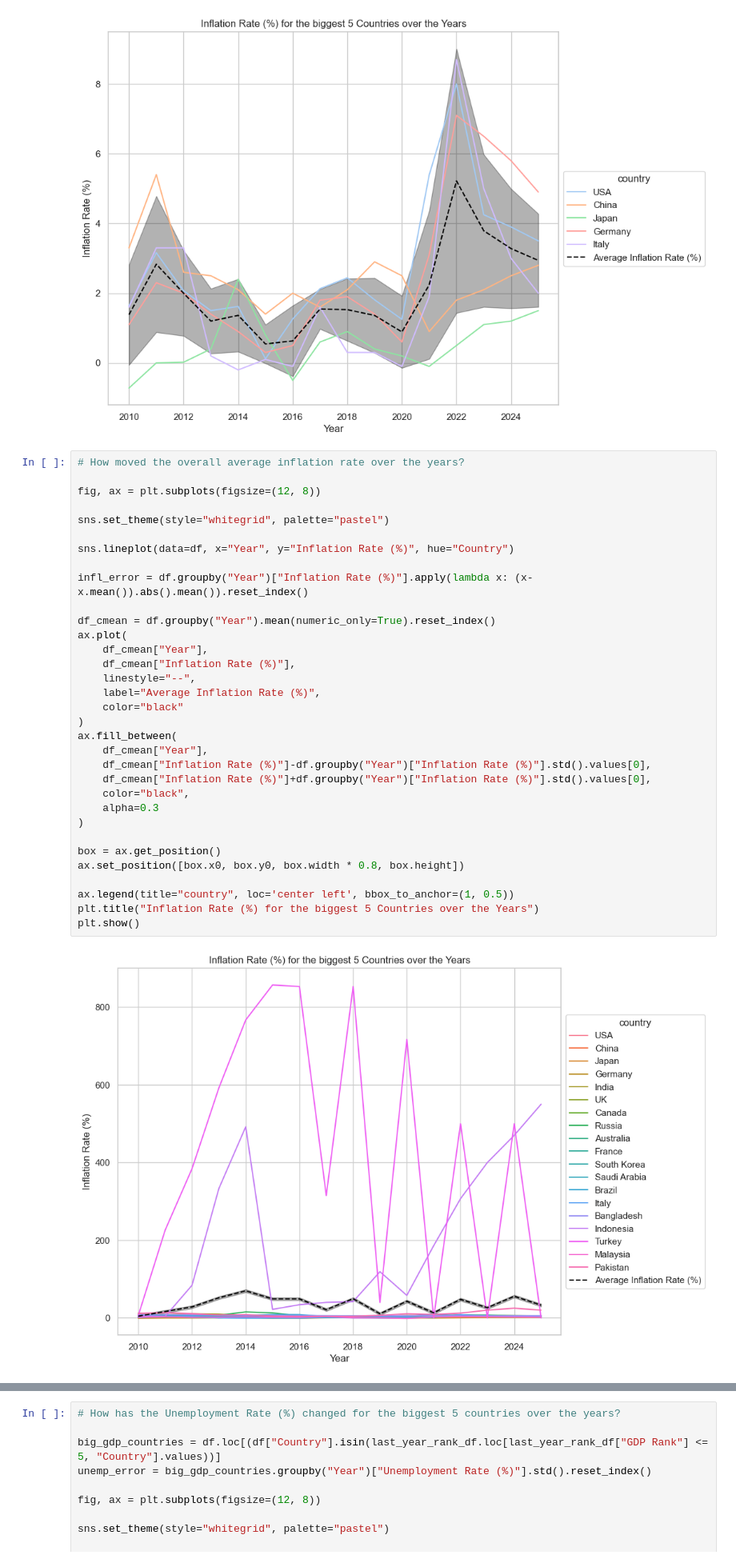
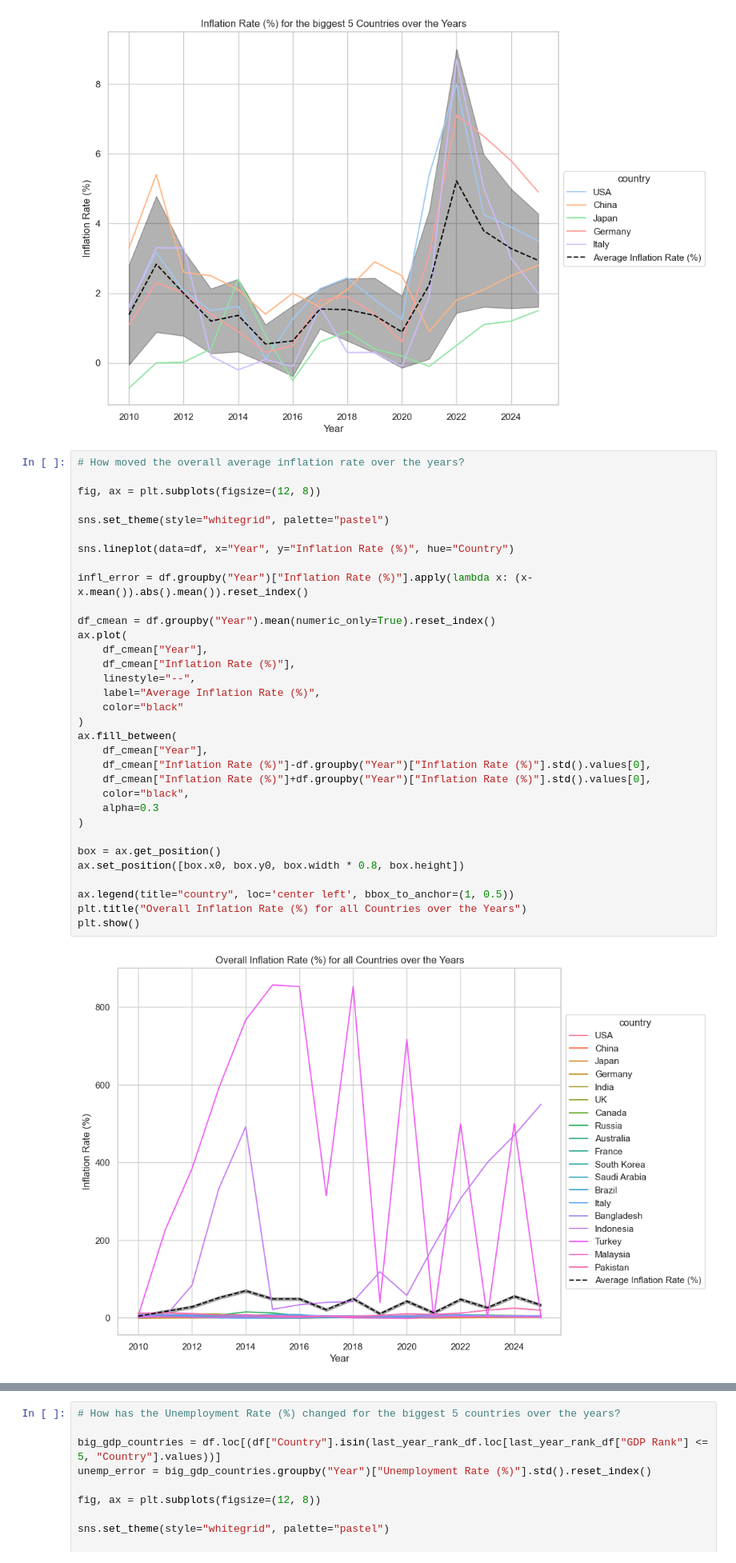
Before and after one commit to eric-kaufmann/economic-values, a Jupyter notebook: analysis.ipynb, the cells around one changed output, grey strips where cells are left out. Shown at 80% size. Drawn from its saved outputs; the diff is of its cells as text.

```diff
--- a/analysis.ipynb
+++ b/analysis.ipynb
@@ -224,35 +224,35 @@ plt.show()
 fig, ax = plt.subplots(figsize=(12, 8))
 
 sns.set_theme(style="whitegrid", palette="pastel")
 
 sns.lineplot(data=df, x="Year", y="Inflation Rate (%)", hue="Country")
 
 infl_error = df.groupby("Year")["Inflation Rate (%)"].apply(lambda x: (x-x.mean()).abs().mean()).reset_index()
 
 df_cmean = df.groupby("Year").mean(numeric_only=True).reset_index()
 ax.plot(
     df_cmean["Year"],
     df_cmean["Inflation Rate (%)"],
     linestyle="--",
     label="Average Inflation Rate (%)",
     color="black"
 )
 ax.fill_between(
     df_cmean["Year"],
     df_cmean["Inflation Rate (%)"]-df.groupby("Year")["Inflation Rate (%)"].std().values[0],
     df_cmean["Inflation Rate (%)"]+df.groupby("Year")["Inflation Rate (%)"].std().values[0],
     color="black",
     alpha=0.3
 )
 
 box = ax.get_position()
 ax.set_position([box.x0, box.y0, box.width * 0.8, box.height])
 
 ax.legend(title="country", loc='center left', bbox_to_anchor=(1, 0.5))
-plt.title("Inflation Rate (%) for the biggest 5 Countries over the Years")
+plt.title("Overall Inflation Rate (%) for all Countries over the Years")
 plt.show()
 # %% [output]
-[figure, old version]
+[figure, new version]
 # %%
 # How has the overall Unemployment Rate (%) changed over the years?
 
```
Also changed, not shown: parts of 4 cells of this notebook.
